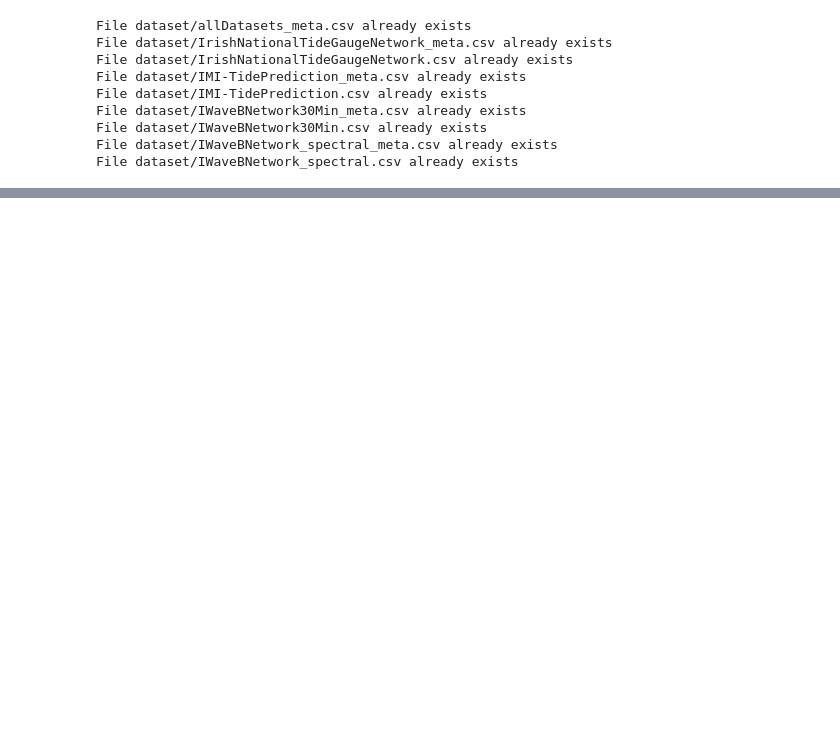
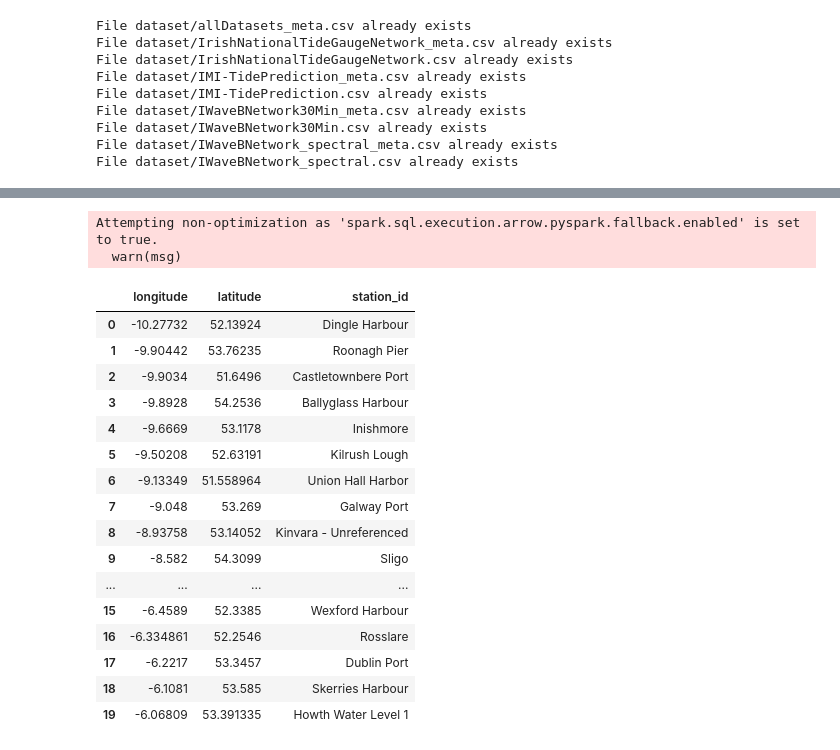
Before and after one commit to husmen/IrelandMarineDataAnalysis, a Jupyter notebook: data_prep.ipynb, the cells around one changed output, grey strips where cells are left out. Saved outputs shown, nothing was run; the diff lists cells and outputs as text; code cells hidden in the pictures; blank space fills up the shorter version.

```diff
--- a/data_prep.ipynb
+++ b/data_prep.ipynb
@@ -115,0 +138,4 @@ only showing top 20 rows
+# %%
+tide_real_sdf = spark.read.csv(SparkFiles.get(os.path.join(os.getcwd(), 'dataset/IrishNationalTideGaugeNetwork_meta.csv')), header=True, inferSchema=True).dropna()
+tide_real_sdf.printSchema()
+tide_real_sdf.show()
@@ -115,0 +201,22 @@ only showing top 20 rows
+# %%
+tide_real_sdf.toPandas()
+# %% [output]
+Attempting non-optimization as 'spark.sql.execution.arrow.pyspark.fallback.enabled' is set to true.
+  warn(msg)
+|  | longitude | latitude | station_id |
+| 0 | -10.27732 | 52.13924 | Dingle Harbour |
+| 1 | -9.90442 | 53.76235 | Roonagh Pier |
+| 2 | -9.9034 | 51.6496 | Castletownbere Port |
+| 3 | -9.8928 | 54.2536 | Ballyglass Harbour |
+| 4 | -9.6669 | 53.1178 | Inishmore |
+| 5 | -9.50208 | 52.63191 | Kilrush Lough |
+| 6 | -9.13349 | 51.558964 | Union Hall Harbor |
+| 7 | -9.048 | 53.269 | Galway Port |
+| 8 | -8.93758 | 53.14052 | Kinvara - Unreferenced |
+| 9 | -8.582 | 54.3099 | Sligo |
+| ... | ... | ... | ... |
+| 15 | -6.4589 | 52.3385 | Wexford Harbour |
+| 16 | -6.334861 | 52.2546 | Rosslare |
+| 17 | -6.2217 | 53.3457 | Dublin Port |
+| 18 | -6.1081 | 53.585 | Skerries Harbour |
+| 19 | -6.06809 | 53.391335 | Howth Water Level 1 |
```
Also changed, not shown: parts of 17 cells of this notebook, 2 other files.
